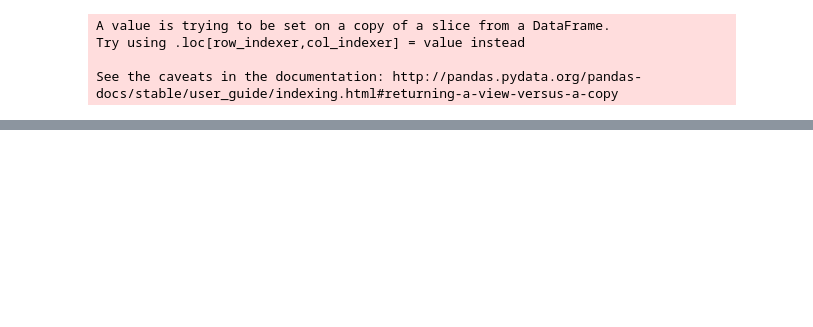
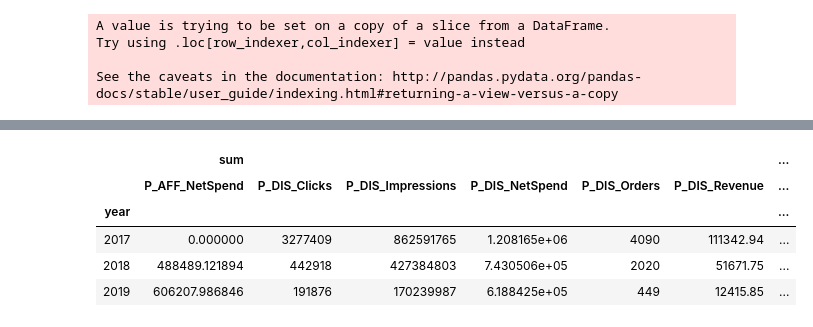
Before and after one commit to VRSILAC/tinuiti, a Jupyter notebook: tinuiti_data.ipynb, the cells around one changed output, grey strips where cells are left out. Saved outputs shown, nothing was run; the diff lists cells and outputs as text; code cells hidden in the pictures; blank space fills up the shorter version.

```diff
--- a/tinuiti_data.ipynb
+++ b/tinuiti_data.ipynb
@@ -117,0 +70,10 @@ pd.pivot_table(data_subset,index=["holiday_flag"],aggfunc=[np.mean])
+# %%
+# pivot the dataset for holiday flag to see if there is actually a difference in sales
+pd.pivot_table(data_subset,index=["year"],aggfunc=[np.sum])
+# %% [output]
+|  | sum |  |  |  |  |  | ... |
+|  | P_AFF_NetSpend | P_DIS_Clicks | P_DIS_Impressions | P_DIS_NetSpend | P_DIS_Orders | P_DIS_Revenue | ... |
+| year |  |  |  |  |  |  | ... |
+| 2017 | 0.000000 | 3277409 | 862591765 | 1.208165e+06 | 4090 | 111342.94 | ... |
+| 2018 | 488489.121894 | 442918 | 427384803 | 7.430506e+05 | 2020 | 51671.75 | ... |
+| 2019 | 606207.986846 | 191876 | 170239987 | 6.188425e+05 | 449 | 12415.85 | ... |
```
Also changed, not shown: parts of 7 cells of this notebook.
